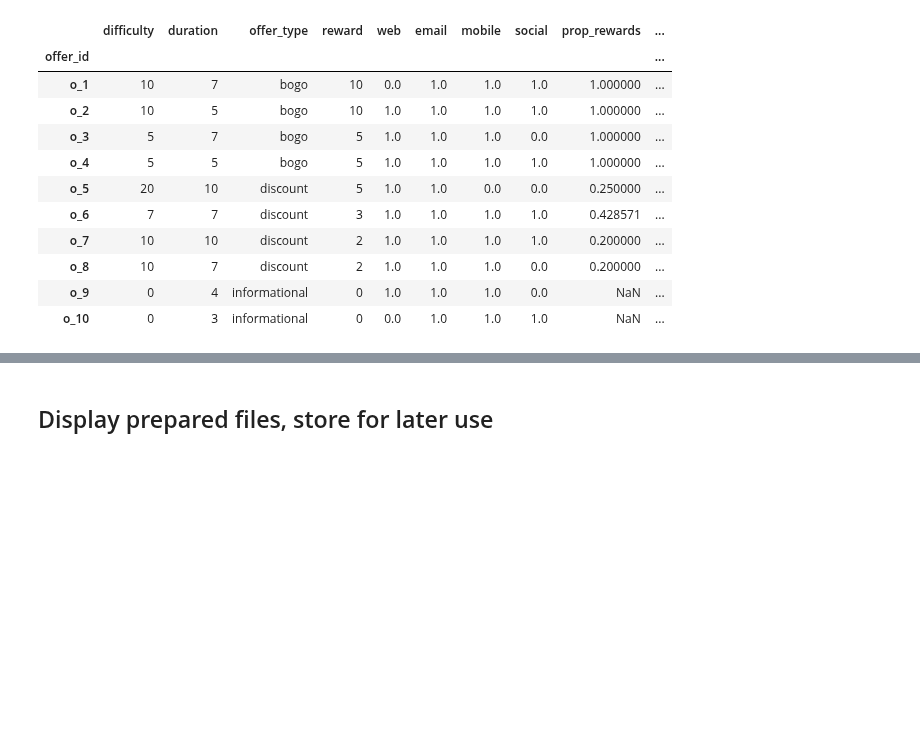
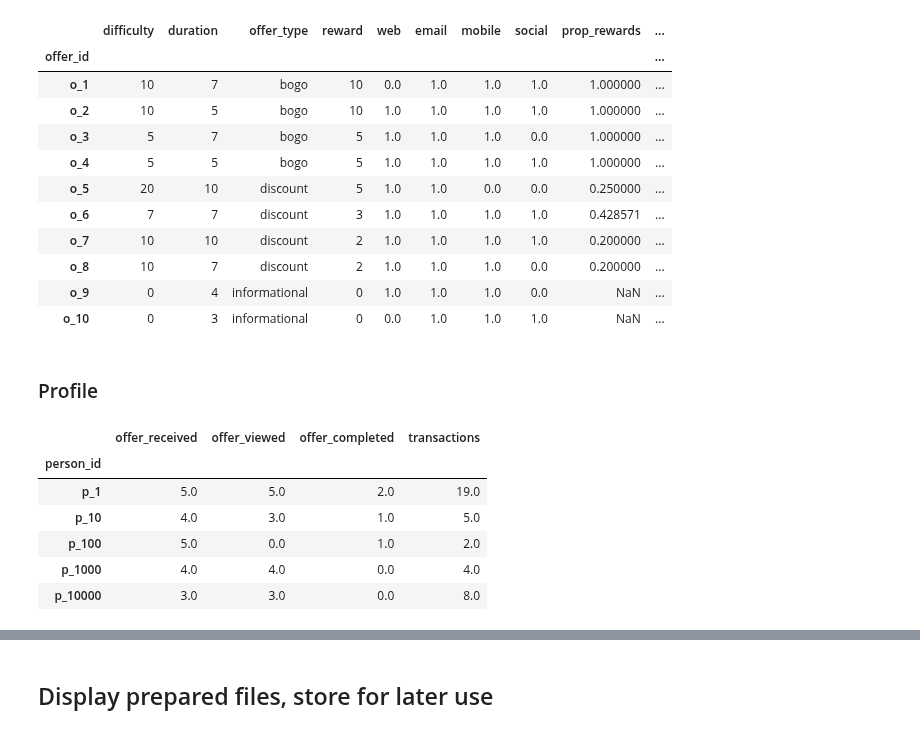
Before and after one commit to rbuerki/segmentation-challenge-starbucks, a Jupyter notebook: 1-data_prep.ipynb, the cells around one changed output, grey strips where cells are left out. Saved outputs shown, nothing was run; the diff lists cells and outputs as text; code cells hidden in the pictures; blank space fills up the shorter version.

```diff
--- a/1-data_prep.ipynb
+++ b/1-data_prep.ipynb
@@ -641,3 +646,26 @@ portfolio
 | o_8 | 10 | 7 | discount | 2 | 1.0 | 1.0 | 1.0 | 0.0 | 0.200000 | ... |
 | o_9 | 0 | 4 | informational | 0 | 1.0 | 1.0 | 1.0 | 0.0 | NaN | ... |
 | o_10 | 0 | 3 | informational | 0 | 0.0 | 1.0 | 1.0 | 1.0 | NaN | ... |
+# %% [markdown]
+### Profile
+# %%
+"""add aggregated data for promos, transactions"""  # note: views and completion only if within duration of actual offer
+
+promo_grouped = transcript_extended.groupby(['event', 'person_id']).count()
+promo_grouped.drop(['offer_id', 'amount', 'time'], axis=1, inplace=True)
+promo_grouped = promo_grouped.unstack(level='event')
+promo_grouped = promo_grouped.groupby(axis=1, level='event').agg(np.sum)
+promo_grouped = promo_grouped.rename(columns={'transaction' : 'transactions'})
+promo_grouped = promo_grouped.reindex(columns = list(['offer received', 'offer viewed', 'offer completed', 'transactions']))
+promo_grouped = cleaning.edit_column_names(promo_grouped)  # cleans whitespace
+
+# check new dataframe
+display(promo_grouped.head())
+# %% [output]
+|  | offer_received | offer_viewed | offer_completed | transactions |
+| person_id |  |  |  |  |
+| p_1 | 5.0 | 5.0 | 2.0 | 19.0 |
+| p_10 | 4.0 | 3.0 | 1.0 | 5.0 |
+| p_100 | 5.0 | 0.0 | 1.0 | 2.0 |
+| p_1000 | 4.0 | 4.0 | 0.0 | 4.0 |
+| p_10000 | 3.0 | 3.0 | 0.0 | 8.0 |
```
Also changed, not shown: parts of 14 cells of this notebook, 3 other files.
